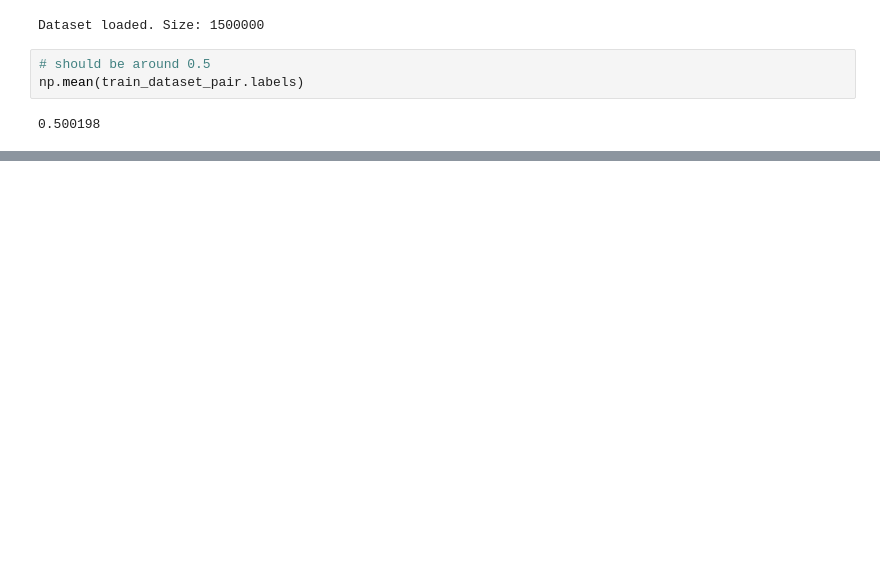
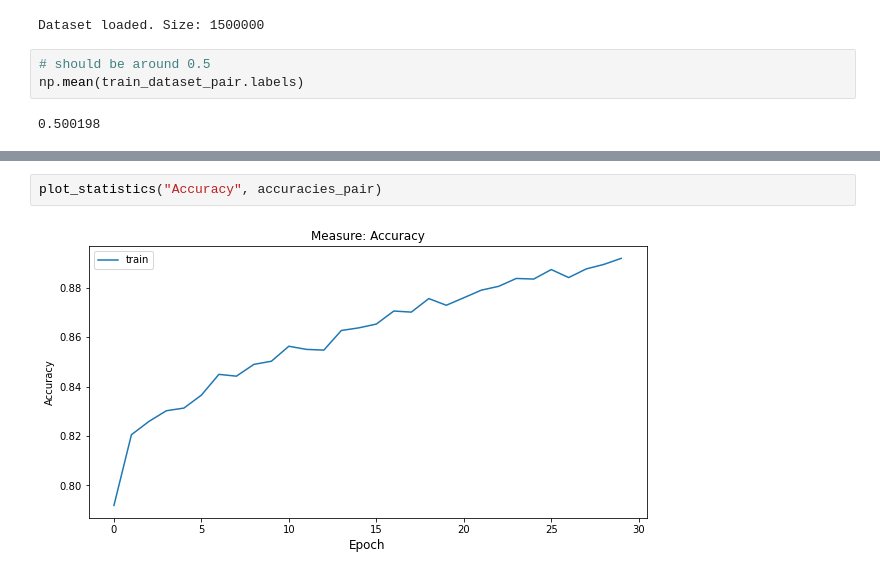
Before and after one commit to david-siqi-liu/sentence-ordering, a Jupyter notebook: dc2-notebook-sq2liu.ipynb, the cells around one changed output, grey strips where cells are left out. Drawn from its saved outputs; the diff is of its cells as text; blank space fills up the shorter version.

```diff
--- a/dc2-notebook-sq2liu.ipynb
+++ b/dc2-notebook-sq2liu.ipynb
@@ -469,0 +1224,4 @@ submission.to_csv(config.args['dir'] + 'submission.csv', index=False)
+# %%
+plot_statistics("Accuracy", accuracies_pair)
+# %% [output]
+[figure, added]
```
Also changed, not shown: parts of 87 cells of this notebook.
